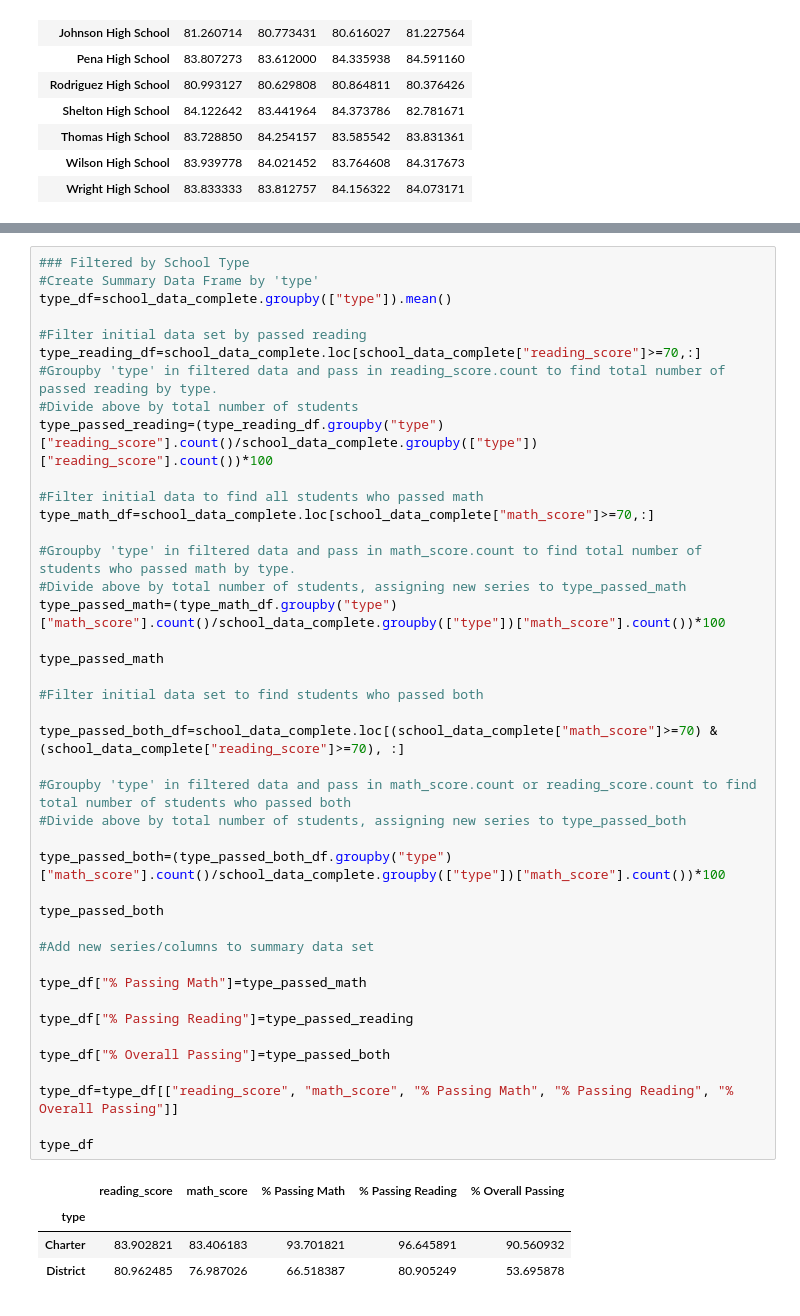
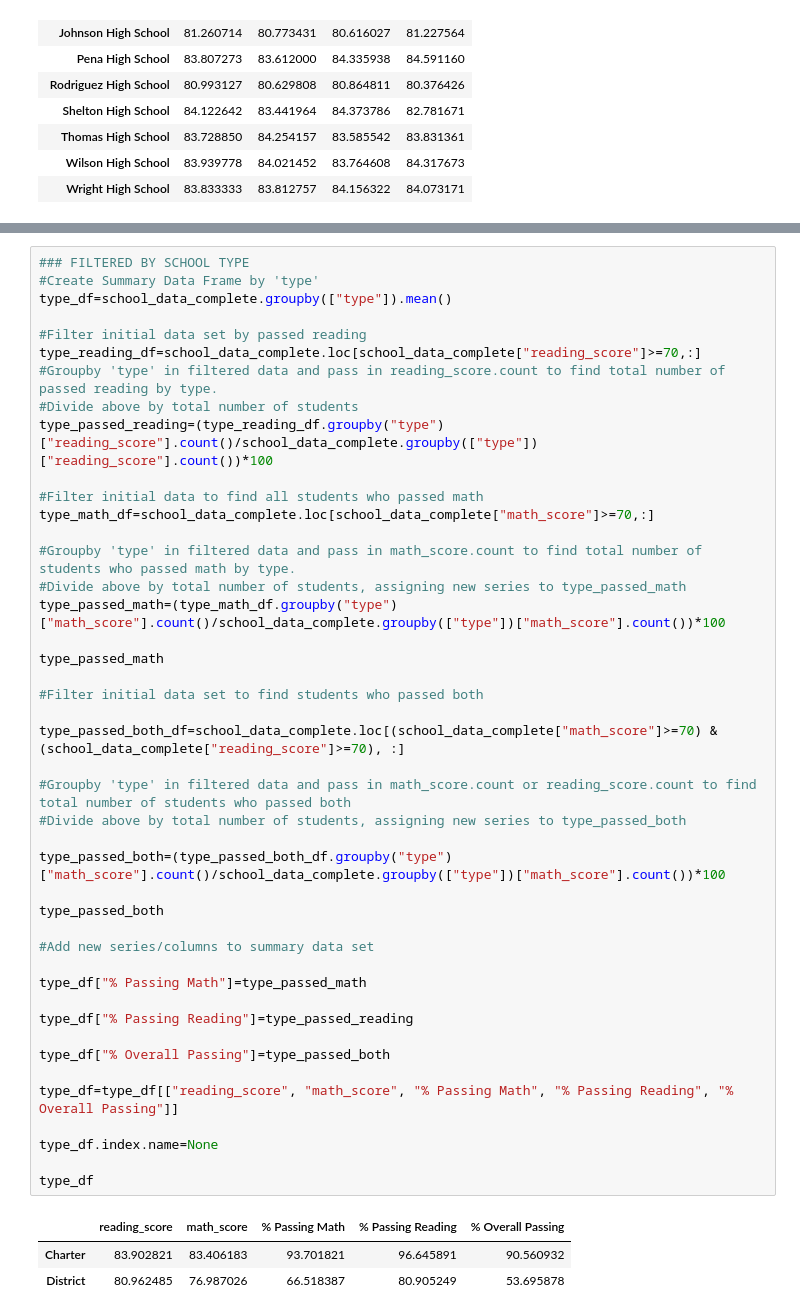
Before and after one commit to akarpie96/pandas-challenge, a Jupyter notebook: PyCitySchools.ipynb, the cells around one changed output, grey strips where cells are left out. Saved outputs shown, nothing was run; the diff lists cells and outputs as text.

```diff
--- a/PyCitySchools.ipynb
+++ b/PyCitySchools.ipynb
@@ -264,5 +329,5 @@ Grade_Reading_Summary_df
 # %%
-### Filtered by School Type
+### FILTERED BY SCHOOL TYPE
 #Create Summary Data Frame by 'type'
 type_df=school_data_complete.groupby(["type"]).mean()
 
@@ -278,33 +343,34 @@ type_math_df=school_data_complete.loc[school_data_complete["math_score"]>=70,:]
 #Groupby 'type' in filtered data and pass in math_score.count to find total number of students who passed math by type.
 #Divide above by total number of students, assigning new series to type_passed_math
 type_passed_math=(type_math_df.groupby("type")["math_score"].count()/school_data_complete.groupby(["type"])["math_score"].count())*100
 
 type_passed_math
 
 #Filter initial data set to find students who passed both
 
 type_passed_both_df=school_data_complete.loc[(school_data_complete["math_score"]>=70) & (school_data_complete["reading_score"]>=70), :]
 
 #Groupby 'type' in filtered data and pass in math_score.count or reading_score.count to find total number of students who passed both
 #Divide above by total number of students, assigning new series to type_passed_both
 
 type_passed_both=(type_passed_both_df.groupby("type")["math_score"].count()/school_data_complete.groupby(["type"])["math_score"].count())*100
 
 type_passed_both
 
 #Add new series/columns to summary data set
 
 type_df["% Passing Math"]=type_passed_math
 
 type_df["% Passing Reading"]=type_passed_reading
 
 type_df["% Overall Passing"]=type_passed_both
 
 type_df=type_df[["reading_score", "math_score", "% Passing Math", "% Passing Reading", "% Overall Passing"]]
 
+type_df.index.name=None
+
 type_df
 # %% [output]
 |  | reading_score | math_score | % Passing Math | % Passing Reading | % Overall Passing |
-| type |  |  |  |  |  |
 | Charter | 83.902821 | 83.406183 | 93.701821 | 96.645891 | 90.560932 |
 | District | 80.962485 | 76.987026 | 66.518387 | 80.905249 | 53.695878 |
```
Also changed, not shown: parts of 2 cells of this notebook.
